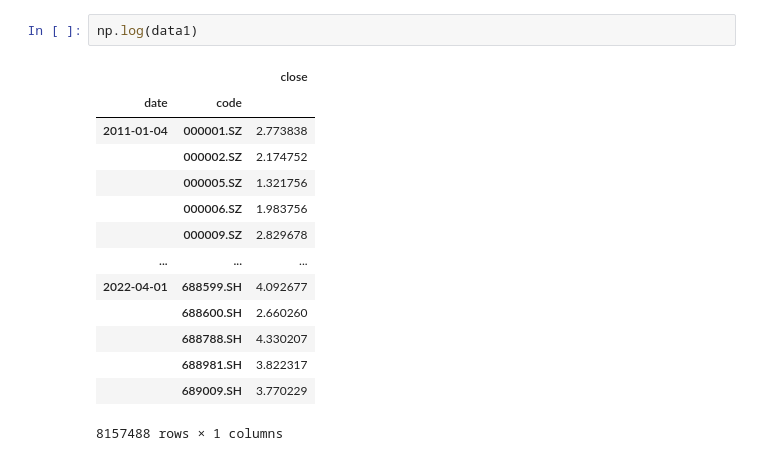
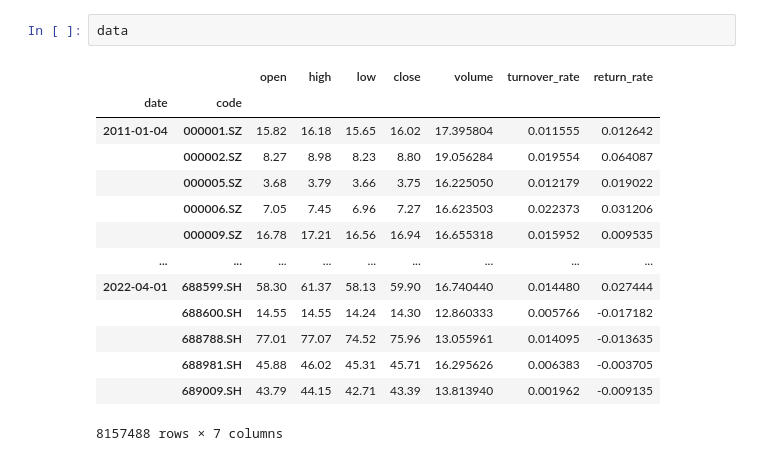
Before and after one commit to Alsac/ts2vec, a Jupyter notebook: examination_1_2_multi_asset_training.ipynb, the cells around one changed output. Saved outputs shown, nothing was run; the diff lists cells and outputs as text.

```diff
--- a/examination_1_2_multi_asset_training.ipynb
+++ b/examination_1_2_multi_asset_training.ipynb
@@ -20,17 +27,17 @@ array([[16.02],
-# %%
-np.log(data1)
-# %% [output]
-|  |  | close |
-| date | code |  |
-| 2011-01-04 | 000001.SZ | 2.773838 |
-|  | 000002.SZ | 2.174752 |
-|  | 000005.SZ | 1.321756 |
-|  | 000006.SZ | 1.983756 |
-|  | 000009.SZ | 2.829678 |
-| ... | ... | ... |
-| 2022-04-01 | 688599.SH | 4.092677 |
-|  | 688600.SH | 2.660260 |
-|  | 688788.SH | 4.330207 |
-|  | 688981.SH | 3.822317 |
-|  | 689009.SH | 3.770229 |
-8157488 rows × 1 columns
+# %%
+data
+# %% [output]
+|  |  | open | high | low | close | volume | turnover_rate | return_rate |
+| date | code |  |  |  |  |  |  |  |
+| 2011-01-04 | 000001.SZ | 15.82 | 16.18 | 15.65 | 16.02 | 17.395804 | 0.011555 | 0.012642 |
+|  | 000002.SZ | 8.27 | 8.98 | 8.23 | 8.80 | 19.056284 | 0.019554 | 0.064087 |
+|  | 000005.SZ | 3.68 | 3.79 | 3.66 | 3.75 | 16.225050 | 0.012179 | 0.019022 |
+|  | 000006.SZ | 7.05 | 7.45 | 6.96 | 7.27 | 16.623503 | 0.022373 | 0.031206 |
+|  | 000009.SZ | 16.78 | 17.21 | 16.56 | 16.94 | 16.655318 | 0.015952 | 0.009535 |
+| ... | ... | ... | ... | ... | ... | ... | ... | ... |
+| 2022-04-01 | 688599.SH | 58.30 | 61.37 | 58.13 | 59.90 | 16.740440 | 0.014480 | 0.027444 |
+|  | 688600.SH | 14.55 | 14.55 | 14.24 | 14.30 | 12.860333 | 0.005766 | -0.017182 |
+|  | 688788.SH | 77.01 | 77.07 | 74.52 | 75.96 | 13.055961 | 0.014095 | -0.013635 |
+|  | 688981.SH | 45.88 | 46.02 | 45.31 | 45.71 | 16.295626 | 0.006383 | -0.003705 |
+|  | 689009.SH | 43.79 | 44.15 | 42.71 | 43.39 | 13.813940 | 0.001962 | -0.009135 |
+8157488 rows × 7 columns
```
Also changed, not shown: parts of 19 cells of this notebook, 3 other files.
